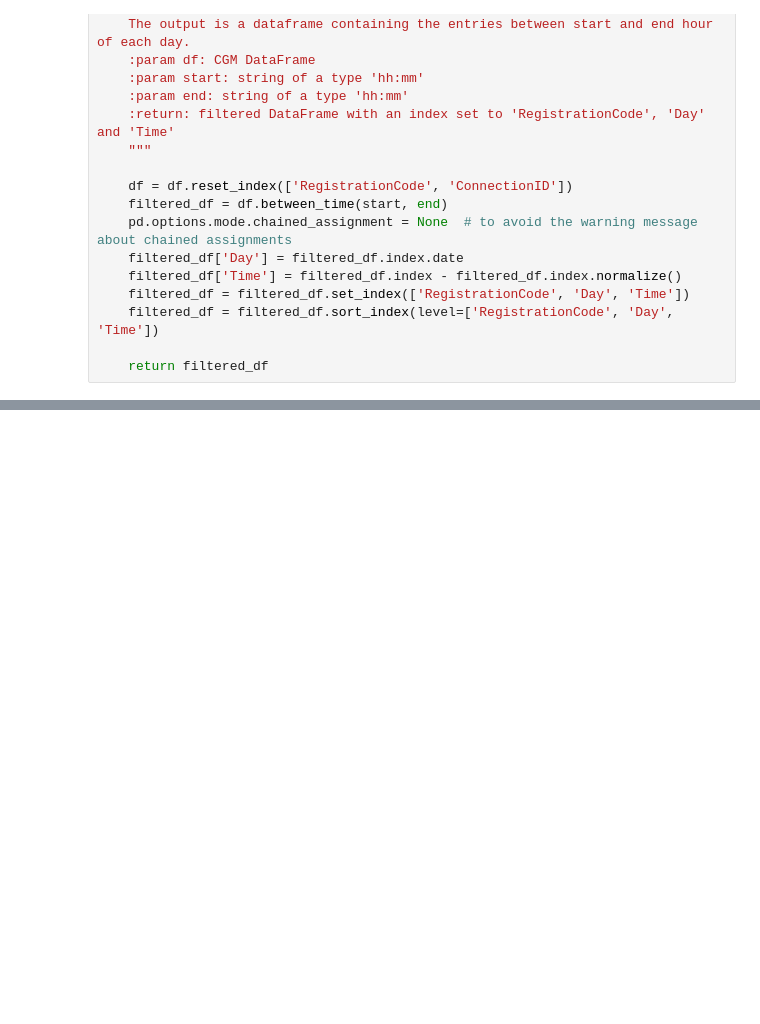
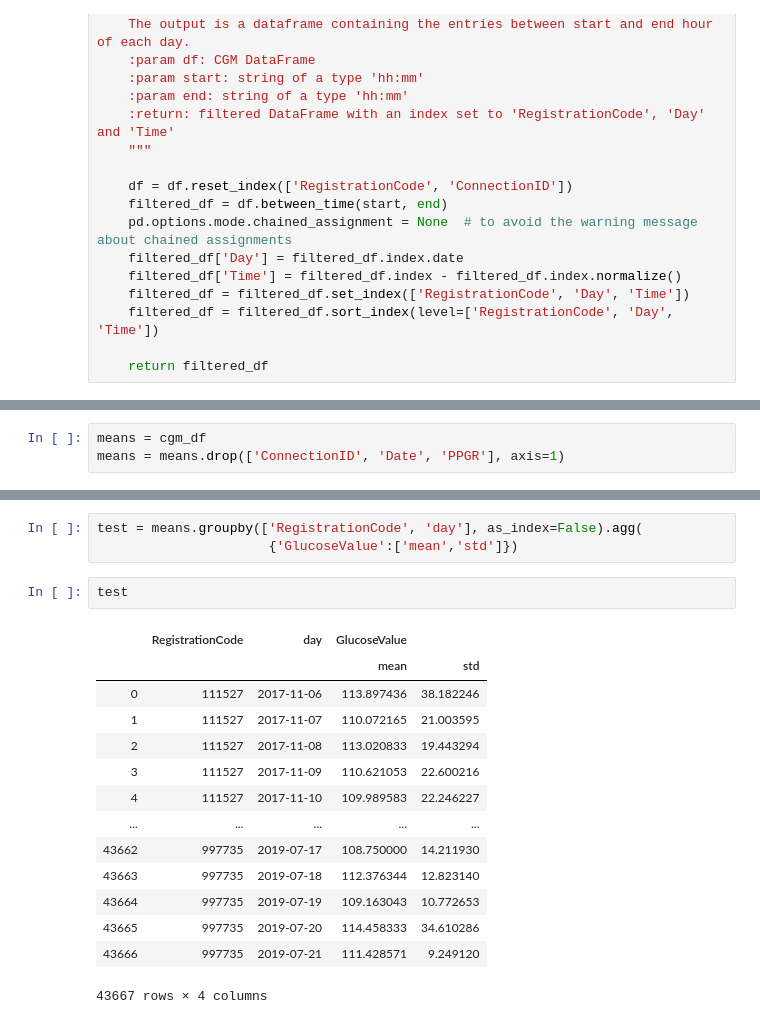
Before and after one commit to ElviraMingazova/MA_Thesis, a Jupyter notebook: Night glucose project.ipynb, the cells around one changed output, grey strips where cells are left out. Drawn from its saved outputs; the diff is of its cells as text; blank space fills up the shorter version.

```diff
--- a/Night glucose project.ipynb
+++ b/Night glucose project.ipynb
@@ -129,0 +150,3 @@ sleep_df.set_index('RegistrationCode')
+# %%
+means = cgm_df
+means = means.drop(['ConnectionID', 'Date', 'PPGR'], axis=1)
@@ -129,0 +169,20 @@ sleep_df.set_index('RegistrationCode')
+# %%
+test = means.groupby(['RegistrationCode', 'day'], as_index=False).agg(
+                      {'GlucoseValue':['mean','std']})
+# %%
+test
+# %% [output]
+|  | RegistrationCode | day | GlucoseValue |  |
+|  |  |  | mean | std |
+| 0 | 111527 | 2017-11-06 | 113.897436 | 38.182246 |
+| 1 | 111527 | 2017-11-07 | 110.072165 | 21.003595 |
+| 2 | 111527 | 2017-11-08 | 113.020833 | 19.443294 |
+| 3 | 111527 | 2017-11-09 | 110.621053 | 22.600216 |
+| 4 | 111527 | 2017-11-10 | 109.989583 | 22.246227 |
+| ... | ... | ... | ... | ... |
+| 43662 | 997735 | 2019-07-17 | 108.750000 | 14.211930 |
+| 43663 | 997735 | 2019-07-18 | 112.376344 | 12.823140 |
+| 43664 | 997735 | 2019-07-19 | 109.163043 | 10.772653 |
+| 43665 | 997735 | 2019-07-20 | 114.458333 | 34.610286 |
+| 43666 | 997735 | 2019-07-21 | 111.428571 | 9.249120 |
+43667 rows × 4 columns
```
Also changed, not shown: parts of 14 cells of this notebook, 1 other file.
